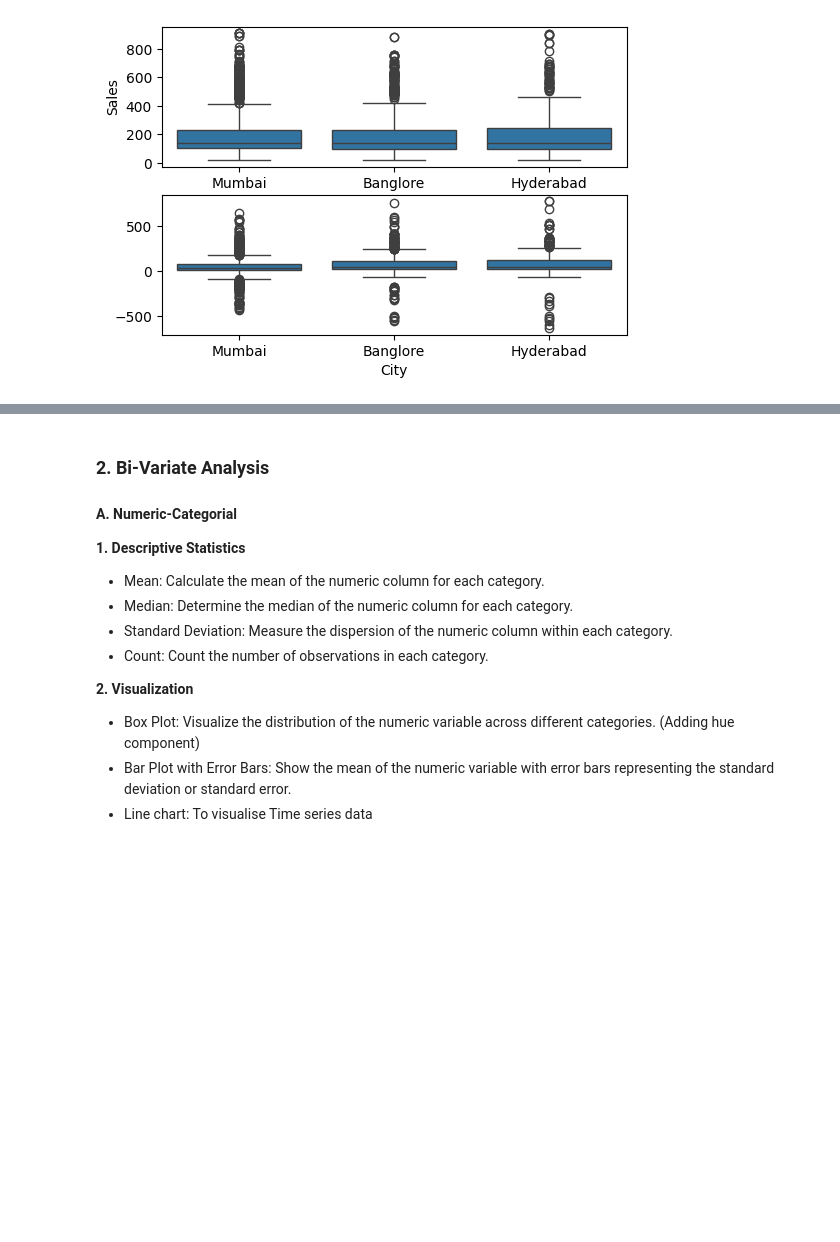
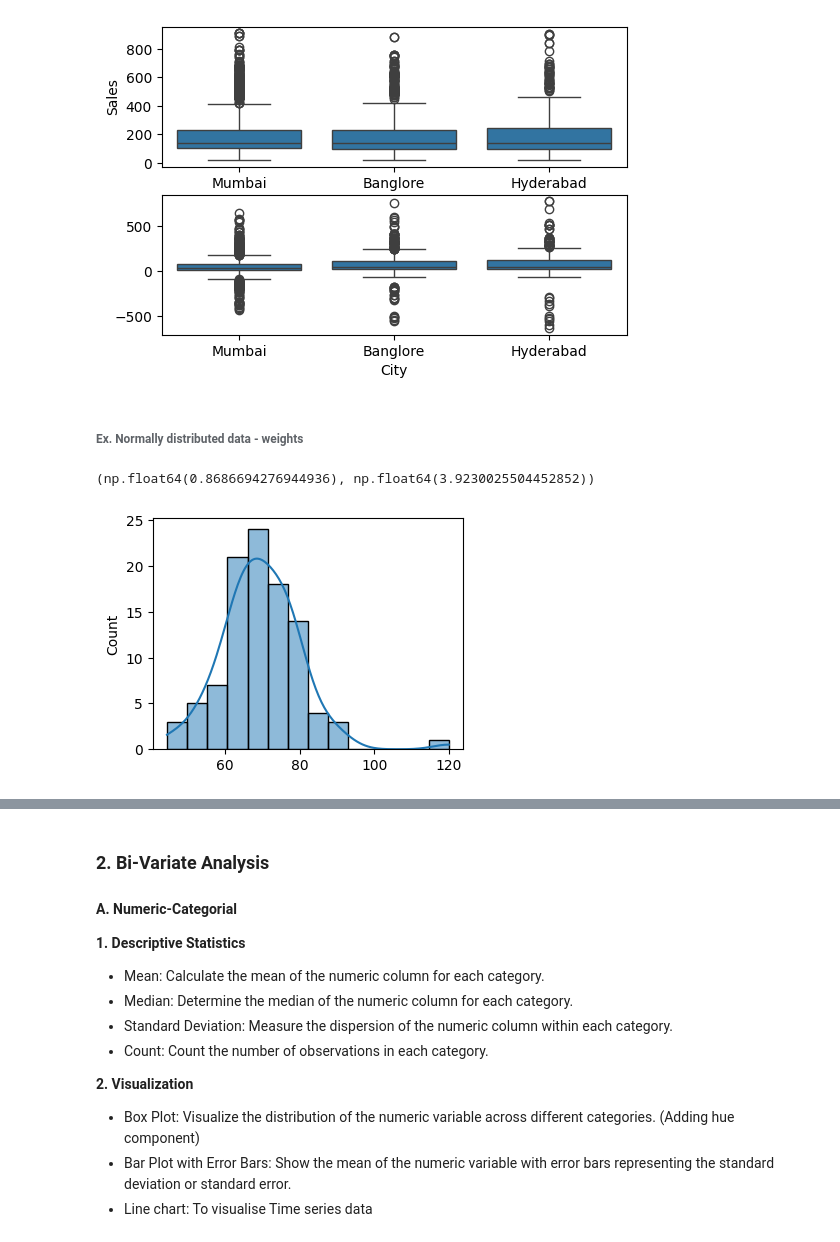
Before and after one commit to knowledge-corner/2025_12_Feb_Python-Data_Viz_analytics, a Jupyter notebook: Classwork/Day - 2 classwork.ipynb, the cells around one changed output, grey strips where cells are left out. Cells and saved outputs as stored; diff of their text form; code cells hidden in the pictures; blank space fills up the shorter version.

```diff
--- a/Classwork/Day - 2 classwork.ipynb
+++ b/Classwork/Day - 2 classwork.ipynb
@@ -1239,3 +1239,32 @@ plt.ylabel("")
 plt.show()
 # %% [output]
 [figure]
+# %% [markdown]
+###### Ex. Normally distributed data - weights
+# %%
+weights = np.array([76.51718922, 66.45690972, 79.98420457, 57.45676398, 60.78017146,
+       54.47438407, 64.56467969, 67.75079539, 52.46797642, 78.2002184 ,
+       83.0649783 , 65.03608156, 71.26778981, 81.62807024, 49.22747012,
+       75.3009996 , 69.75792562, 71.00581483, 64.24342259, 56.74466035,
+       72.35191421, 45.4505661 , 58.7334099 , 74.70134885, 72.16068706,
+       77.25994401, 75.6968369 , 73.61360569, 80.10113296, 77.49078751,
+       70.5194059 , 57.2565008 , 76.20760081, 82.2291118 , 71.54703814,
+       76.33872587, 67.877877  , 56.07717192, 66.09608466, 89.3199408 ,
+       61.95012179, 54.74107192, 76.52050226, 69.83860803, 82.16001943,
+       62.44364171, 72.33582691, 78.11553803, 88.18304634, 68.26360284,
+       76.66846968, 72.01297518, 66.97997743, 75.57057651, 68.52257658,
+       62.12386485, 67.58078822, 77.01727411, 65.01645605, 44.35515   ,
+       64.31276979, 68.35808181, 70.34469054, 73.54284388, 60.84557732,
+       77.05344541, 60.50407743, 73.28893911, 66.32862466, 64.57526757,
+       62.91091587, 51.42726226, 68.62458759, 77.30725017, 92.46066   ,
+       65.0291274 , 65.57331244, 70.37086686, 62.92251558, 64.78946107,
+       77.20686364, 61.32321703, 59.45476393, 63.42486135, 84.89381187,
+       62.14822874, 70.99888421, 79.13610565, 80.72822712, 70.16063609,
+       87.397525  , 66.04355421, 63.22362095, 71.04383146, 68.73291029,
+       61.29558657, 76.42151686, 68.28350881, 54.75046474, 120])
+# %%
+sns.histplot(x = weights, kde = True)
+stats.skew(weights), stats.kurtosis(weights)
+# %% [output]
+(np.float64(0.8686694276944936), np.float64(3.9230025504452852))
+[figure, added]
```
Also changed, not shown: parts of 7 cells of this notebook.
